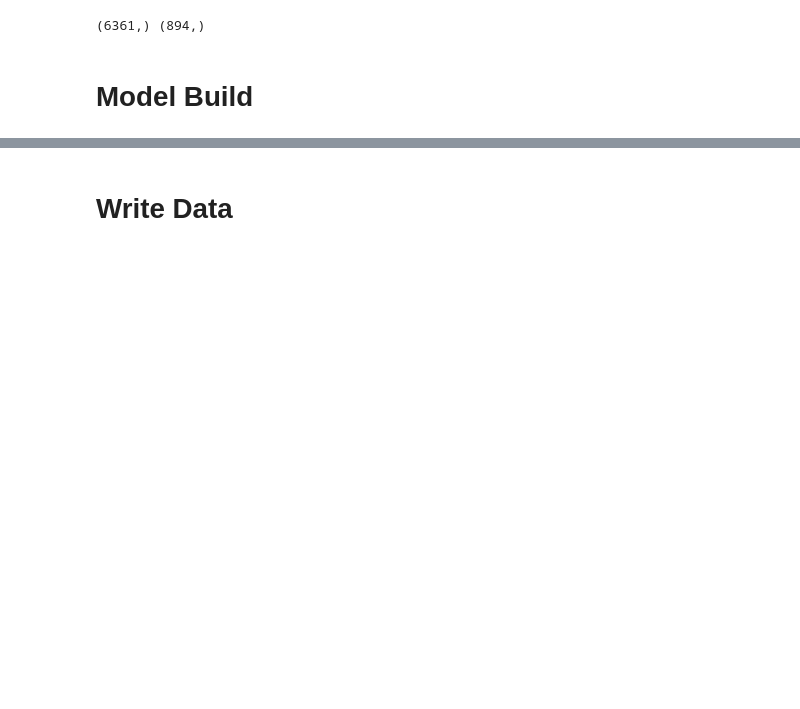
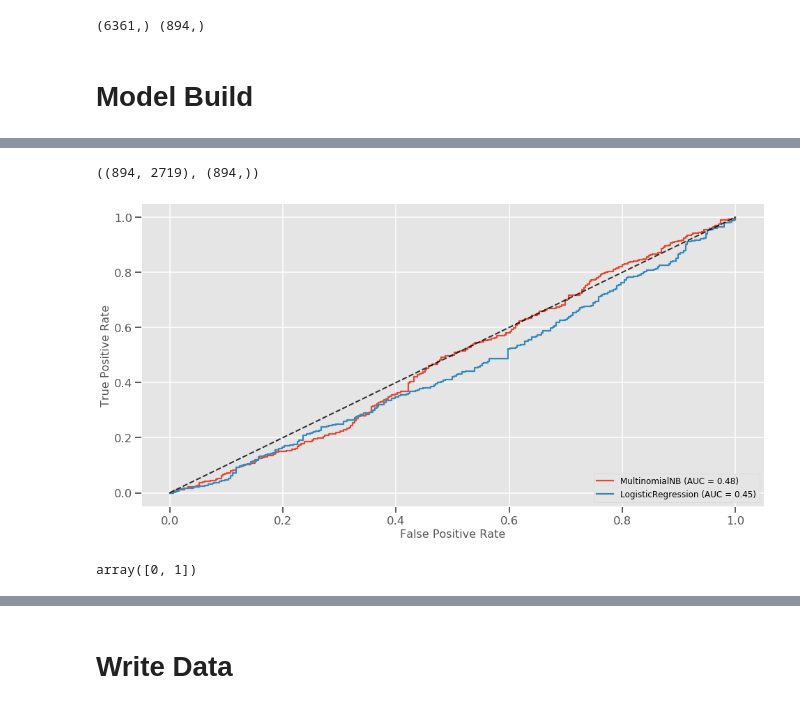
Before and after one commit to manualrg/dslab-ai-for-trading, a Jupyter notebook: notebooks/05_nlp_quant/03_10ksent_mlsent.ipynb, the cells around one changed output, grey strips where cells are left out. Drawn from its saved outputs; the diff is of its cells as text; code cells hidden in the pictures; blank space fills up the shorter version.

```diff
--- a/notebooks/05_nlp_quant/03_10ksent_mlsent.ipynb
+++ b/notebooks/05_nlp_quant/03_10ksent_mlsent.ipynb
@@ -277,8 +278,8 @@ pd.concat([tfidf_targets.head(2), tfidf_targets.tail(2)], axis=0)
 idx_train = list(set([(date, ticker) for date, ticker in tfidf_targets.index if date < pd.Timestamp(train_test_split_yr)]))
 idx_test = list(set([(date, ticker) for date, ticker in tfidf_targets.index if date >= pd.Timestamp(train_test_split_yr)]))
 # %%
-X_train = tfidf_targets.loc[idx_train].copy()
-X_test = tfidf_targets.loc[idx_test].copy()
+X_train = tfidf_targets.loc[idx_train].drop(columns=['1yr_fwd_rets']).copy()
+X_test = tfidf_targets.loc[idx_test].drop(columns=['1yr_fwd_rets']).copy()
 # %%
 print(X_train.shape, X_test.shape)
 # %% [output]
@@ -288,0 +304,4 @@ y_test = tfidf_targets.loc[idx_test, '1yr_fwd_rets'].copy()
+# %%
+y_train_c = (y_train>=0).astype(int)
+y_test_c = (y_test>=0).astype(int)
+y_train_c.describe()
@@ -307,0 +335,16 @@ res_ridge_cv1 = ridge_cv1.fit(X_train_full[features1], y_train_full)
+# %%
+hpgrid_nb = {'alpha': [10.0**x for x in range(-4,3)]}
+nbc = MultinomialNB()
+
+nbc_cv1 = GridSearchCV(nbc, hpgrid_nb, scoring=['accuracy', 'roc_auc'],
+                        n_jobs=-1, refit='roc_auc',
+                        cv=TimeSeriesSplit(n_splits=KFOLDS).split(y_train_c))
+res_nbc_cv1 = nbc_cv1.fit(X_train, y_train_c)
+# %%
+hpgrid_logreg = {'C': [10.0**x for x in range(-4,3)]}
+logreg = LogisticRegression(fit_intercept=False, random_state=RND_SEED, max_iter=1000)
+
+logreg_cv1 = GridSearchCV(logreg, hpgrid_logreg, scoring=['accuracy', 'roc_auc'],
+                        n_jobs=-1, refit='roc_auc',
+                        cv=TimeSeriesSplit(n_splits=KFOLDS).split(y_train_c))
+res_logreg_cv1 = logreg_cv1.fit(X_train, y_train_c)
@@ -307,0 +362,18 @@ res_ridge_cv1 = ridge_cv1.fit(X_train_full[features1], y_train_full)
+# %%
+X_test.shape, y_test.shape
+# %% [output]
+((894, 2719), (894,))
+# %%
+fig, ax = plt.subplots(1,1)
+
+auroc_ax = metrics.plot_roc_curve(res_nbc_cv1.best_estimator_, X_test, y_test_c, ax=ax)
+auroc_ax = metrics.plot_roc_curve(res_logreg_cv1.best_estimator_, X_test, y_test_c,  ax=ax)
+ax.plot([0, 1], [0, 1], linestyle='--', lw=2, color='black',
+        label='Chance', alpha=.8)
+plt.show()
+# %% [output]
+[figure, added]
+# %%
+res_logreg_cv1.classes_
+# %% [output]
+array([0, 1])
```
Also changed, not shown: parts of 16 cells of this notebook, 2 other files.
